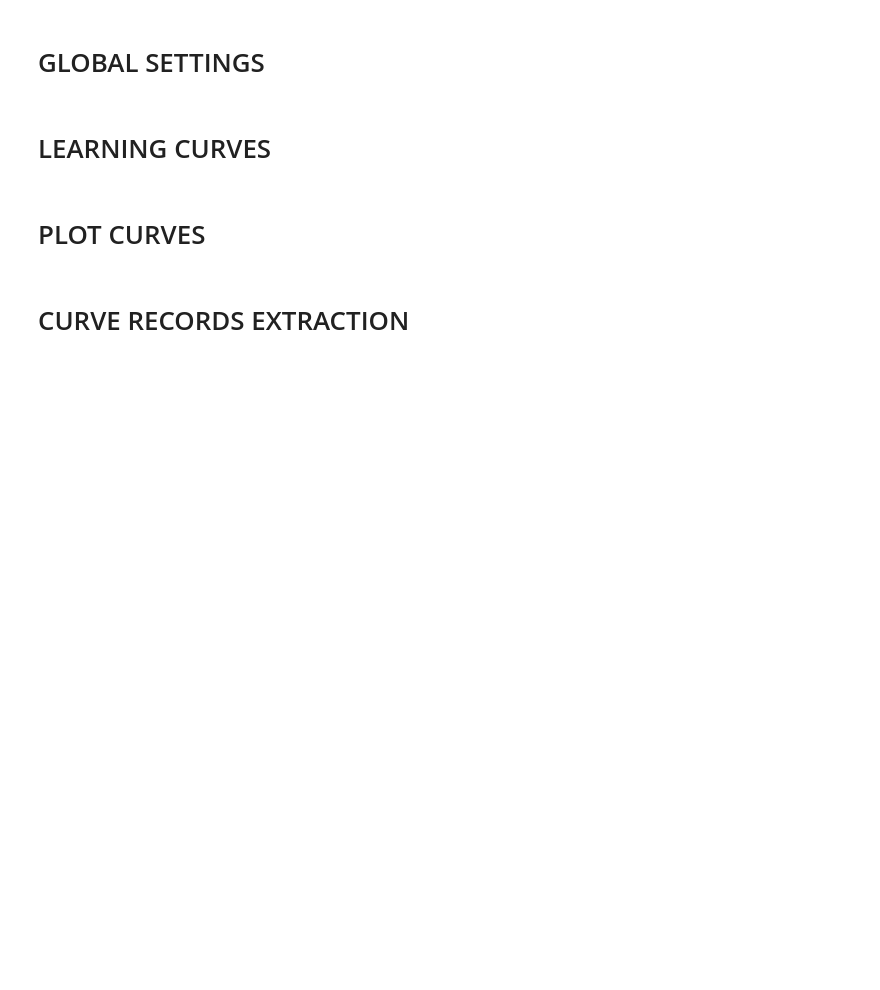
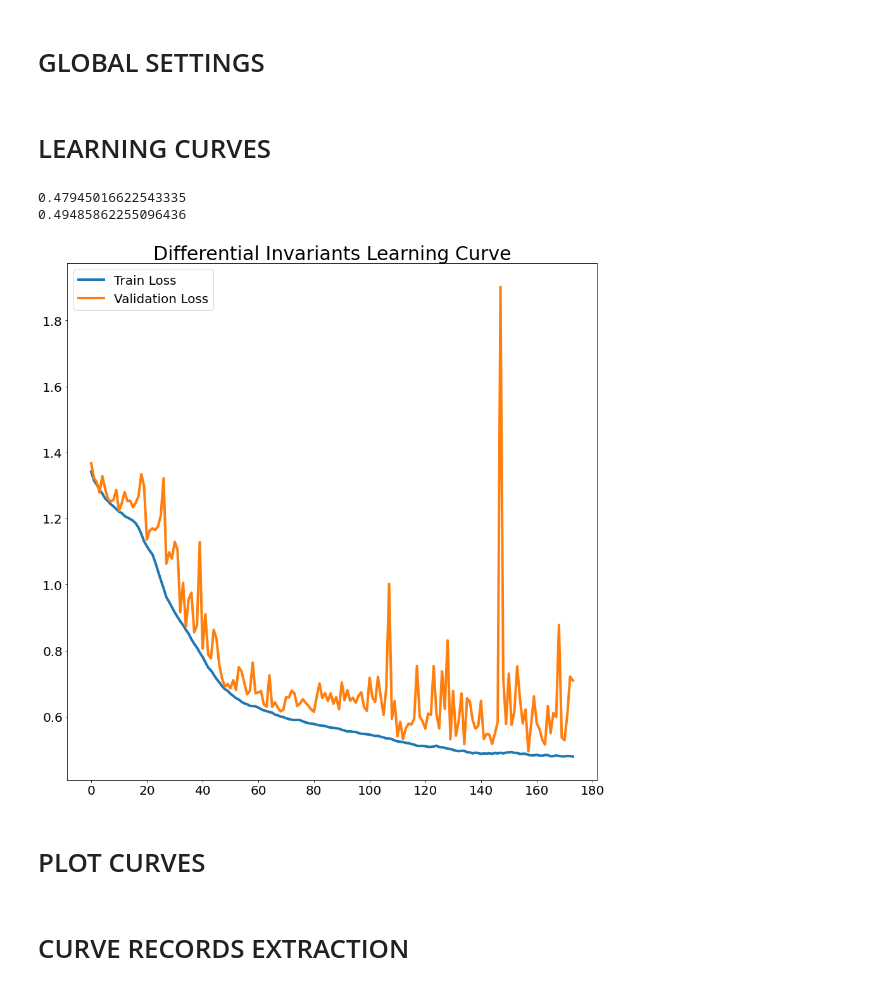
Before and after one commit to royvelich/deep-signature, a Jupyter notebook: notebooks/level_curves/qualitative_evaluation.ipynb, the cells around one changed output. Saved outputs shown, nothing was run; the diff lists cells and outputs as text; code cells hidden in the pictures; blank space fills up the shorter version.

```diff
--- a/notebooks/level_curves/qualitative_evaluation.ipynb
+++ b/notebooks/level_curves/qualitative_evaluation.ipynb
@@ -40,7 +40,7 @@ def plot_learning_curve(results_dir_path, title):
     results = numpy.load(f"{latest_subdir}/results.npy", allow_pickle=True).item()
     # results = numpy.load(f"C:/deep-signature-data/results/arclength/similarity/2022-02-05-10-46-15/results.npy", allow_pickle=True).item()
 
-    start_index = 0
+    start_index = 3
     end_index = None
     train_loss_array = results['train_loss_array'][start_index:] if end_index is None else results['train_loss_array'][start_index:end_index]
     validation_loss_array = results['validation_loss_array'][start_index:] if end_index is None else results['validation_loss_array'][start_index:end_index]
@@ -50,34 +50,38 @@ def plot_learning_curve(results_dir_path, title):
 
     epochs_list = numpy.array(range(len(train_loss_array)))
 
     fig, ax = plt.subplots(1, 1, figsize=(15,15))
     ax.xaxis.set_major_locator(ticker.MaxNLocator(integer=True))
 
     for label in (ax.get_xticklabels() + ax.get_yticklabels()):
         label.set_fontsize(20)
 
     ax.plot(epochs_list, train_loss_array, label='Train Loss', linewidth=4.0)
     ax.plot(epochs_list, validation_loss_array, label='Validation Loss', linewidth=4.0)
     ax.set_title(title, fontsize=30)
 
     plt.legend(fontsize=20, title_fontsize=20)
 
     print(numpy.min(train_loss_array_no_nan))
     print(numpy.min(validation_loss_array_no_nan))
 
     plt.show()
 
 group = 'euclidean'
 # data_dir = settings.data_dir
 curvature_results_dir_path = common_utils.get_results_dir(data_dir=settings.data_dir, invariant='curvature', group=group)
 arclength_results_dir_path = common_utils.get_results_dir(data_dir=settings.data_dir, invariant='arclength', group=group)
-all_results_dir_path = common_utils.get_results_dir(data_dir=settings.data_dir, invariant='all', group=group)
+all_results_dir_path = common_utils.get_results_dir(data_dir=settings.data_dir, invariant='diff_inv', group=group)
 
 # level_curves_curvature_tuplets_results_dir_path, level_curves_arclength_tuplets_results_dir_path = common_utils.get_results_dir_path(transform_type=transform_type)
 # plot_learning_curve(level_curves_curvature_tuplets_results_dir_path, 'Curvature Learnin"g Curve')
 # plot_learning_curve(results_dir_path=arclength_results_dir_path, title='Arc-Length Learning Curve')
 plot_learning_curve(results_dir_path=all_results_dir_path, title='Differential Invariants Learning Curve')
 # plot_learning_curve(results_dir_path=curvature_results_dir_path, title='Curvature Learning Curve')
+# %% [output]
+0.47945016622543335
+0.49485862255096436
+[figure, added]
 # %% [markdown]
 # PLOT CURVES
 # %%
```
Also changed, not shown: parts of 2 cells of this notebook, 10 other files.
